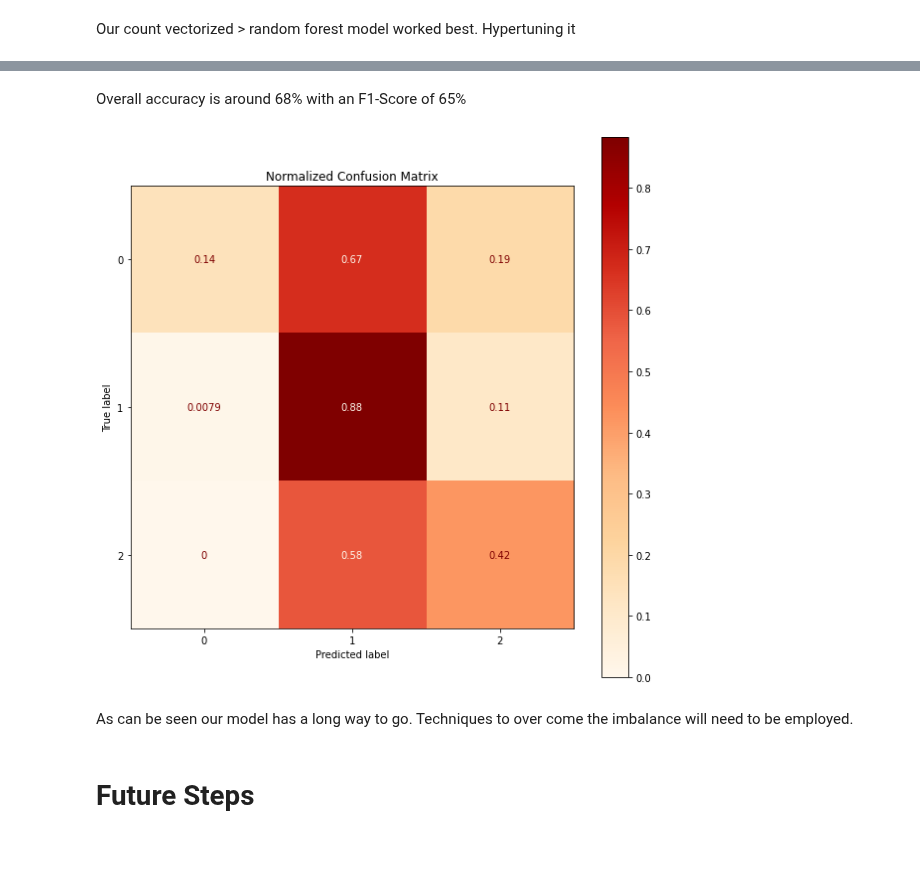
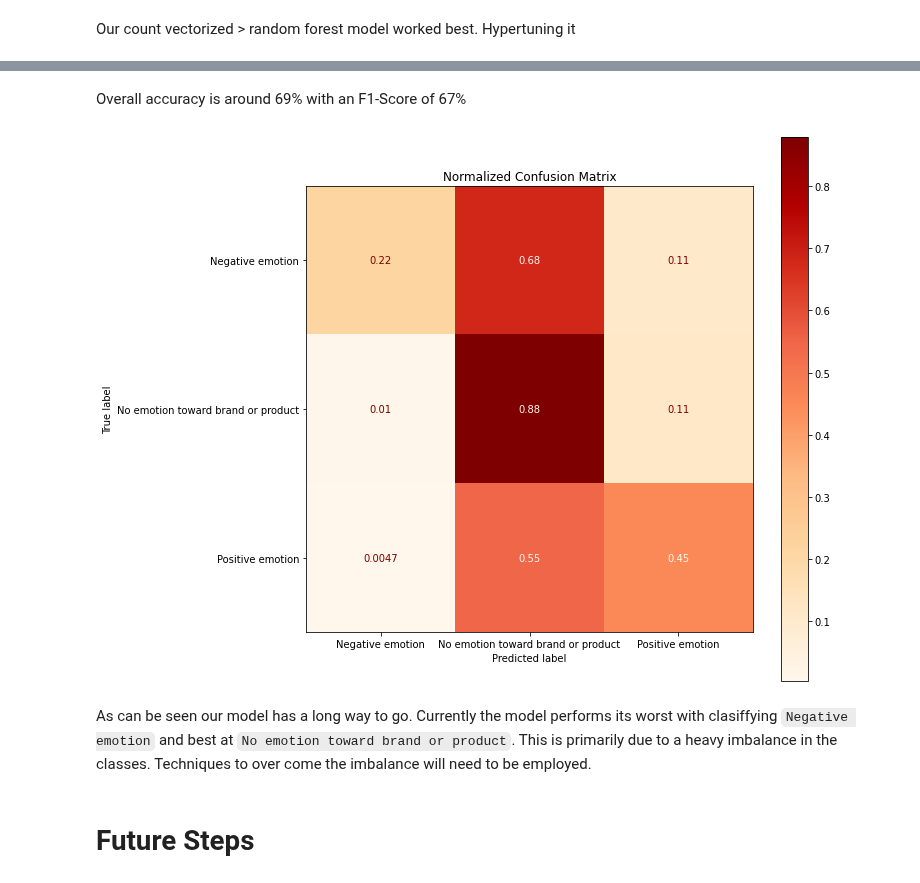
Before and after one commit to ssaeed85/dsc-ph4-TweetSentimentAnalysis-NLP, a Jupyter notebook: TweetSentimentAnalysis_nb.ipynb, the cells around one changed output, grey strips where cells are left out. Drawn from its saved outputs; the diff is of its cells as text; code cells hidden in the pictures; blank space fills up the shorter version.

```diff
--- a/TweetSentimentAnalysis_nb.ipynb
+++ b/TweetSentimentAnalysis_nb.ipynb
@@ -706,22 +683,23 @@ weighted avg       0.67      0.67      0.64      2571
 # %% [markdown]
-Overall accuracy is around 68% with an F1-Score of 65%
+Overall accuracy is around 69% with an F1-Score of 67%
 # %%
 cm = confusion_matrix(y_test, cvec_rfc_gs.best_estimator_.predict(X_test))
 # %%
 fig, ax = plt.subplots(figsize=(10,10))
 disp = ConfusionMatrixDisplay.from_estimator(
         cvec_rfc_gs.best_estimator_,
         X_test,
         y_test,
-        display_labels=cvec_rfc_gs.best_estimator_.classes_,
+        display_labels=le.classes_,
         cmap='OrRd',
         normalize='true',
         ax=ax
        ).ax_.set_title('Normalized Confusion Matrix')
 # %% [output]
-[figure, old version]
+[figure, new version]
 # %% [markdown]
-As can be seen our model has a long way to go. Techniques to over come the imbalance will need to be employed.
+As can be seen our model has a long way to go. Currently the model performs its worst with clasiffying `Negative emotion` and best at `No emotion toward brand or product`. This is primarily due to a heavy imbalance in the classes.
+Techniques to over come the imbalance will need to be employed.
 # %% [markdown]
 # Future Steps
 # %% [markdown]
```
Also changed, not shown: parts of 27 cells of this notebook.
